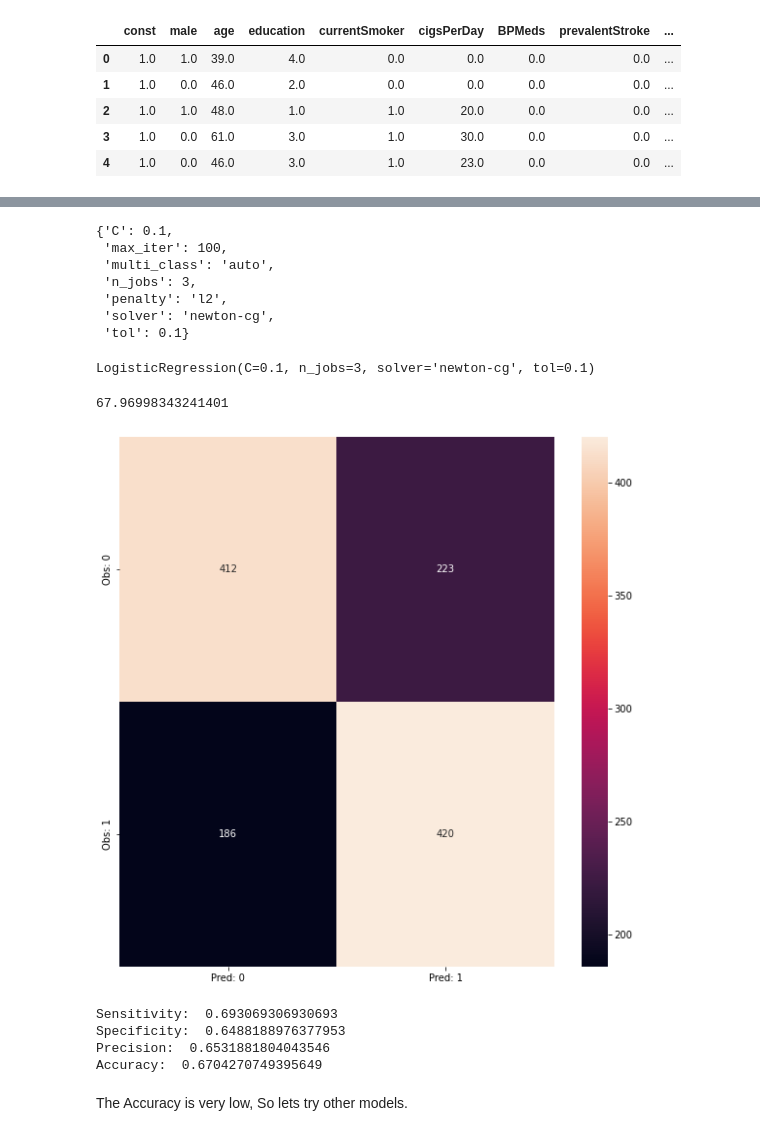
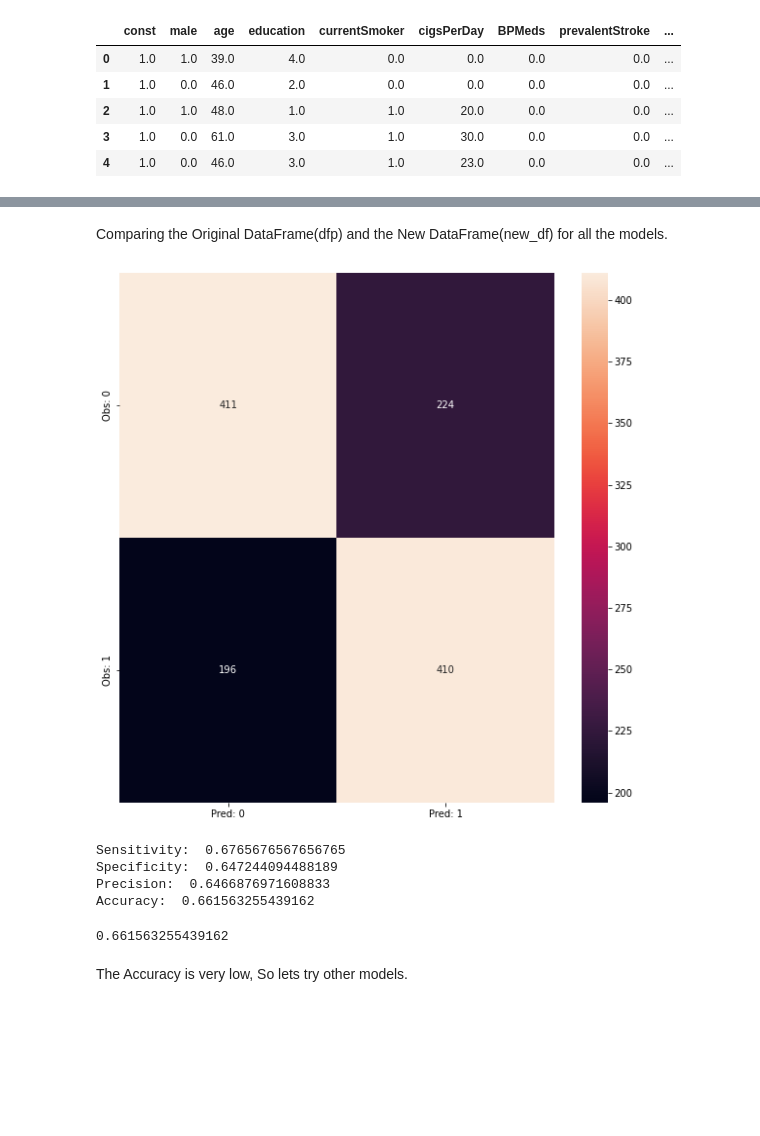
Before and after one commit to Dhruv-Chandra/Heart-Patients, a Jupyter notebook: Heart Patients.ipynb, the cells around one changed output, grey strips where cells are left out. Cells and saved outputs as stored; diff of their text form; code cells hidden in the pictures; blank space fills up the shorter version.

Commit message:
Created a general GridSearchCV function to use for all models.

```diff
--- a/Heart Patients.ipynb
+++ b/Heart Patients.ipynb
@@ -74,3 +95,16 @@ dfp.describe().T
+# %%
+def grid_search(model, params, df):
+    x_train, x_test, y_train, y_test = split_data(df)
+    x_train = sc.fit_transform(x_train)
+    x_test = sc.transform(x_test)
+    grid_mod = GridSearchCV(model, param_grid=params, cv = 10, n_jobs=-1)
+    grid_mod.fit(x_train, y_train)
+
+    best_estimator = grid_mod.best_estimator_
+
+    y_pred = grid_mod.predict(x_test)
+    acc = check_accuracy(y_test, y_pred, conf_mat = 'yes')
+    return acc
 # %%
 def split_data(df, y = target_var):
     x = df.loc[:, df.columns != y]
@@ -371,4 +398,14 @@ Logit Regression Results
 | BMI | 0.0070 | 0.008 | 0.881 | 0.378 | -0.009 | 0.022 |
 | heartRate | -0.0034 | 0.003 | -1.349 | 0.177 | -0.008 | 0.002 |
 | glucose | 0.0056 | 0.002 | 3.625 | 0.000 | 0.003 | 0.009 |
+# %%
+params_lg = {
+    'penalty': ['l1', 'l2','elasticnet'],
+    'tol': [0.1, 0.01],
+    'C': [0.1, 0.01],
+    'solver': ['newton-cg', 'lbfgs', 'liblinear', 'sag', 'saga'],
+    'max_iter': [10, 100],
+    'multi_class': ['auto', 'ovr','multinomial'],
+    'n_jobs': [3,4],
+}
 # %%
@@ -518,35 +472,14 @@ GridSearchCV(cv=5, estimator=LogisticRegression(), n_jobs=3,
-# %%
-best_par = grid_log_reg.best_params_
-best_par
-# %% [output]
-{'C': 0.1,
- 'max_iter': 100,
- 'multi_class': 'auto',
- 'n_jobs': 3,
- 'penalty': 'l2',
- 'solver': 'newton-cg',
- 'tol': 0.1}
-# %%
-best_estimator = grid_log_reg.best_estimator_
-best_estimator
-# %% [output]
-LogisticRegression(C=0.1, n_jobs=3, solver='newton-cg', tol=0.1)
-# %%
-best_log_reg_score = cross_val_score(best_estimator, x_train, y_train, cv = 5)
-print(best_log_reg_score.mean()*100)
-# %% [output]
-67.96998343241401
-# %%
-y_pred_grid = grid_log_reg.predict(x_test)
-acc_lg = check_accuracy(y_test, y_pred_grid, conf_mat = 'yes')
-# print(acc_lg)
-# Accuracy has risen a little bit.
-# %% [output]
-[figure, removed]
-Sensitivity:  0.693069306930693
-Specificity:  0.6488188976377953
-Precision:  0.6531881804043546
-Accuracy:  0.6704270749395649
+# %% [markdown]
+Comparing the Original DataFrame(dfp) and the New DataFrame(new_df) for all the models.
+# %%
+grid_search(LogisticRegression(), params_lg, new_df)
+# %% [output]
+[figure, added]
+Sensitivity:  0.6765676567656765
+Specificity:  0.647244094488189
+Precision:  0.6466876971608833
+Accuracy:  0.661563255439162
+0.661563255439162
 # %% [markdown]
 The Accuracy is very low, So lets try other models.
 # %% [markdown]
```
Also changed, not shown: parts of 40 cells of this notebook.
